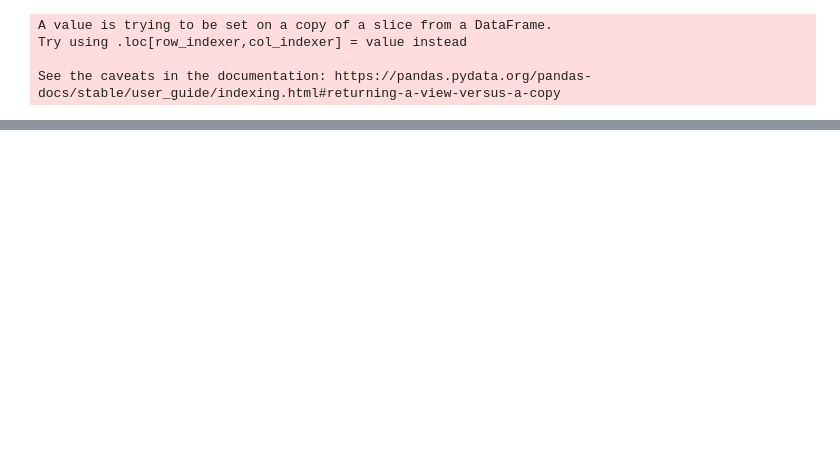
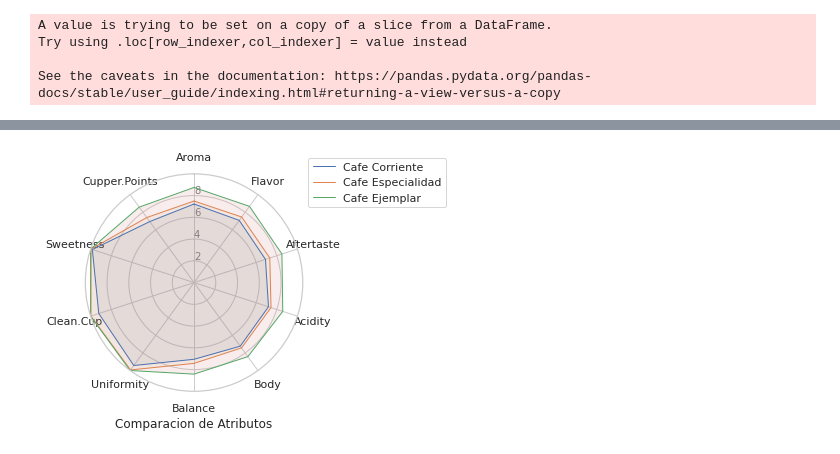
Before and after one commit to jagg2994/Cafe-dataset, a Jupyter notebook: notebook.ipynb, the cells around one changed output, grey strips where cells are left out. Saved outputs shown, nothing was run; the diff lists cells and outputs as text; code cells hidden in the pictures; blank space fills up the shorter version.

Commit message:
Terminando graficos spyder

```diff
--- a/notebook.ipynb
+++ b/notebook.ipynb
@@ -236,0 +200,6 @@ IndexError: iloc cannot enlarge its target object
+# %%
+# Vamos a agrupar por categoria y vamos a hacer un promedio con los valores de estos para
+# tener una idea de los valores de estas categoorias
+df_comp = df.groupby('cat_calidad').mean()
+df_comp = df_comp.iloc[:4,1:11]
+df_comp
@@ -236,0 +213,48 @@ IndexError: iloc cannot enlarge its target object
+# %%
+from math import pi
+# Determinamos las variables de nuestro grafico y la cantidad
+categories=list(df_comp)[0:10]
+N = len(categories)
+
+# Vamos a determinar los angulos de nuestro grafico, y esto lo hacemos dividiendo el grafico
+# por el numero de variables
+angles = [n / float(N) * 2 * pi for n in range(N)]
+angles += angles[:1]
+angles
+
+# Creamos el grafico
+ax = plt.subplot(111, polar = True)
+ax.set_theta_offset(pi/2)
+ax.set_theta_direction(-1)
+plt.xticks(angles[:-1], categories)
+ax.set_rlabel_position(0)
+plt.yticks([2, 4, 6, 8], ["2","4","6", "8"], color="grey", size=10)
+plt.ylim(0,10)
+
+
+ax.set_xlabel('Comparacion de Atributos')
+fig.set_size_inches(10, 10)
+
+# Vamos a comparar acfe corriente con cafe ejemplar plus
+# Plot 1
+
+values = df_comp.iloc[0].values.flatten().tolist()
+values += values[:1]
+ax.plot(angles, values, linewidth=1, linestyle='solid', label="Cafe Corriente")
+ax.fill(angles, values, 'b', alpha=0.1)
+
+# Plot 2
+values = df_comp.iloc[1].values.flatten().tolist()
+values += values[:1]
+ax.plot(angles, values, linewidth=1, linestyle='solid', label="Cafe Especialidad")
+ax.fill(angles, values, 'y', alpha=0.1)
+
+# Plot 2
+values = df_comp.iloc[3].values.flatten().tolist()
+values += values[:1]
+ax.plot(angles, values, linewidth=1, linestyle='solid', label="Cafe Ejemplar ")
+ax.fill(angles, values, 'r', alpha=0.1)
+plt.legend(loc='upper left', bbox_to_anchor=(1, 1.1))
+plt.show()
+# %% [output]
+[figure, added]
```
Also changed, not shown: parts of 7 cells of this notebook, 1 other file.
